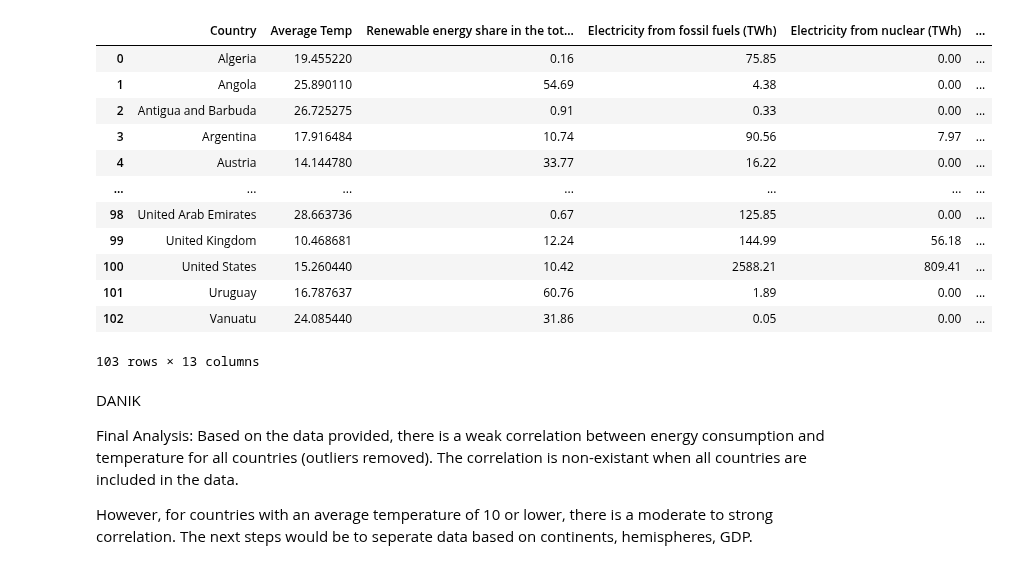
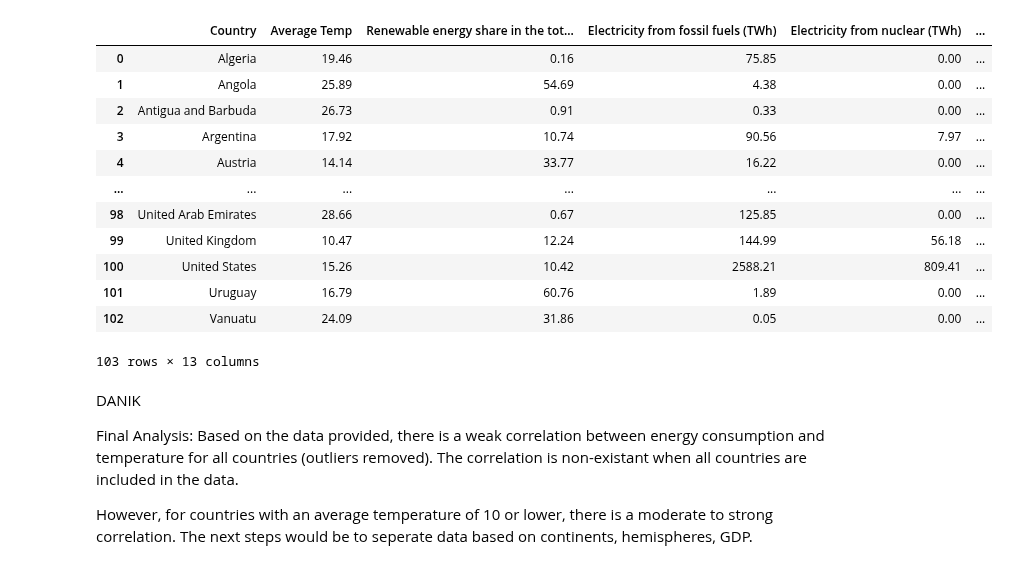
Before and after one commit to yosieph/Project1, a Jupyter notebook: project1.ipynb, the cells around one changed output. Drawn from its saved outputs; the diff is of its cells as text; code cells hidden in the pictures.

```diff
--- a/project1.ipynb
+++ b/project1.ipynb
@@ -15,22 +15,23 @@ from pathlib import Path
 # %%
 #import files and read the data
 main_data_path = Path("Resources/projectdata.csv")
 main_data = pd.read_csv(main_data_path)
 main_data = main_data.drop(main_data.columns[[0]], axis=1)
+pd.options.display.float_format = '{:.2f}'.format
 main_data
 # %% [output]
 |  | Country | Average Temp | Renewable energy share in the tot... | Electricity from fossil fuels (TWh) | Electricity from nuclear (TWh) | ... |
-| 0 | Algeria | 19.455220 | 0.16 | 75.85 | 0.00 | ... |
-| 1 | Angola | 25.890110 | 54.69 | 4.38 | 0.00 | ... |
-| 2 | Antigua and Barbuda | 26.725275 | 0.91 | 0.33 | 0.00 | ... |
-| 3 | Argentina | 17.916484 | 10.74 | 90.56 | 7.97 | ... |
-| 4 | Austria | 14.144780 | 33.77 | 16.22 | 0.00 | ... |
+| 0 | Algeria | 19.46 | 0.16 | 75.85 | 0.00 | ... |
+| 1 | Angola | 25.89 | 54.69 | 4.38 | 0.00 | ... |
+| 2 | Antigua and Barbuda | 26.73 | 0.91 | 0.33 | 0.00 | ... |
+| 3 | Argentina | 17.92 | 10.74 | 90.56 | 7.97 | ... |
+| 4 | Austria | 14.14 | 33.77 | 16.22 | 0.00 | ... |
 | ... | ... | ... | ... | ... | ... | ... |
-| 98 | United Arab Emirates | 28.663736 | 0.67 | 125.85 | 0.00 | ... |
-| 99 | United Kingdom | 10.468681 | 12.24 | 144.99 | 56.18 | ... |
-| 100 | United States | 15.260440 | 10.42 | 2588.21 | 809.41 | ... |
-| 101 | Uruguay | 16.787637 | 60.76 | 1.89 | 0.00 | ... |
-| 102 | Vanuatu | 24.085440 | 31.86 | 0.05 | 0.00 | ... |
+| 98 | United Arab Emirates | 28.66 | 0.67 | 125.85 | 0.00 | ... |
+| 99 | United Kingdom | 10.47 | 12.24 | 144.99 | 56.18 | ... |
+| 100 | United States | 15.26 | 10.42 | 2588.21 | 809.41 | ... |
+| 101 | Uruguay | 16.79 | 60.76 | 1.89 | 0.00 | ... |
+| 102 | Vanuatu | 24.09 | 31.86 | 0.05 | 0.00 | ... |
 103 rows × 13 columns
 # %% [markdown]
 DANIK
```
Also changed, not shown: parts of 22 cells of this notebook, 8 other files.
